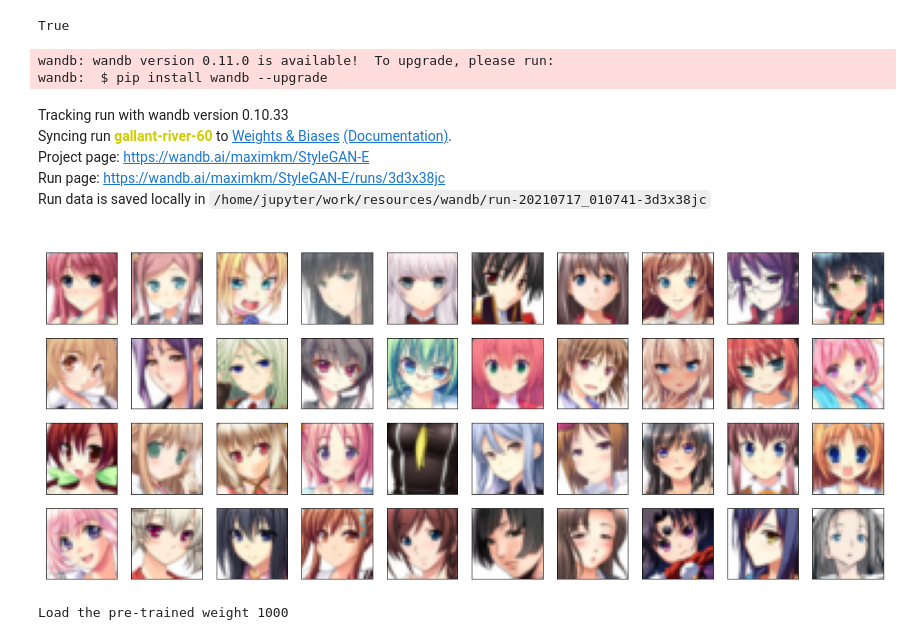
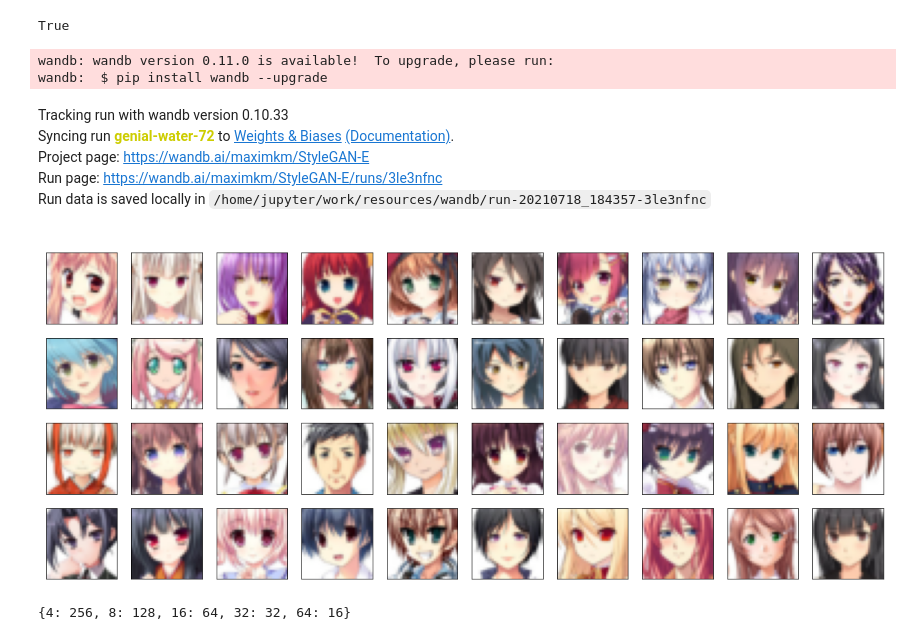
Before and after one commit to maximkm/StyleGAN-anime, a Jupyter notebook: StyleGAN Notebook.ipynb, the cells around one changed output. Drawn from its saved outputs; the diff is of its cells as text; code cells hidden in the pictures.

```diff
--- a/StyleGAN Notebook.ipynb
+++ b/StyleGAN Notebook.ipynb
@@ -341,30 +329,29 @@ wandb.init(
         'LATENT': 256,
         'lambda_gp': 10,
         'deep_mapping': 6,
-        'channel_base': 8192,
-        'bilinear': True,
-        'lr_G': 0.002,
-        'lr_D': 0.002,
+        'lr_G': 0.003,
+        'lr_D': 0.003,
         'beta1_G': 0.5,
         'beta2_G': 0.9,
         'beta1_D': 0.5,
         'beta2_D': 0.9,
+        'Spectral_norm': True,
         'Dataset': 'DataGAN',
         'epochs': 5000,
     }
 )
 conf = wandb.config
-Weight_dir = 'WeightGAN'
-output = 'ResultGAN'
+Weight_dir = 'WeightGAN2'
+output = 'ResultGAN2'
 device = torch.device("cuda" if torch.cuda.is_available() else "cpu")
 # %% [output]
 wandb: wandb version 0.11.0 is available!  To upgrade, please run:
 wandb:  $ pip install wandb --upgrade
 Tracking run with wandb version 0.10.33
-Syncing run gallant-river-60 to Weights & Biases (Documentation).
+Syncing run genial-water-72 to Weights & Biases (Documentation).
 Project page: https://wandb.ai/maximkm/StyleGAN-E
-Run page: https://wandb.ai/maximkm/StyleGAN-E/runs/3d3x38jc
-Run data is saved locally in /home/jupyter/work/resources/wandb/run-20210717_010741-3d3x38jc
+Run page: https://wandb.ai/maximkm/StyleGAN-E/runs/3le3nfnc
+Run data is saved locally in /home/jupyter/work/resources/wandb/run-20210718_184357-3le3nfnc
 # %%
 #!g1.1
 class ImageDataset(Dataset):
@@ -403,39 +390,39 @@ dataset = ImageDataset(conf.Dataset, transform=transform)
 dataloader = DataLoader(dataset, batch_size=conf.BATCH_SIZE, shuffle=True, num_workers=4, pin_memory=True)
 # %%
 #!g1.1
-def TensorToImage(img, mean=0.5, std=0.5):
+def TensorToImage(img, mean=0.5, std=0.28):
     # Convert a tensor to an image
     img = np.transpose(img.numpy(), (1, 2, 0))
     img = (img*std + mean)*255
     img = img.astype(np.uint8)
     return img
 
 
 # Plot some train image
 random_img = lambda: int(np.random.rand(1)[0] * len(dataset))
 plot_width, plot_height = 10, 4
 
 fig = plt.figure(figsize=(2 * plot_width, 2 * plot_height))
 for sample_n in range(1, plot_width * plot_height + 1):
     ax = fig.add_subplot(plot_height, plot_width, sample_n)
     ax.get_xaxis().set_visible(False)
     ax.get_yaxis().set_visible(False)
-    plt.imshow(TensorToImage(dataset[random_img()]))
+    plt.imshow(TensorToImage(dataset[random_img()], 0.5, 0.5))
 # %% [output]
-[figure, old version]
+[figure, new version]
 # %%
 #!g1.1
 # Create the model
 start_epoch = 0
-G = Generator(conf.IMG_SIZE, deep_mapping=conf.deep_mapping, latent_size=conf.LATENT, bilinear=conf.bilinear, channel_base=conf.channel_base)
-D = Discriminator(conf.IMG_SIZE, bilinear=conf.bilinear, channel_base=conf.channel_base)
+G = Generator(conf.IMG_SIZE, deep_mapping=conf.deep_mapping, latent_size=conf.LATENT)
+D = Discriminator(conf.IMG_SIZE)
 wandb.watch(G)
 wandb.watch(D)
 
 # Load the pre-trained weight
-name_to_epoch = lambda x: int(x.replace('.pth', '').replace('weight ', ''))
-last_epoch = sorted([name_to_epoch(elem) for elem in os.listdir(Weight_dir)])[-1]
-if os.path.exists(f'{Weight_dir}/weight {last_epoch}.pth'):
+if os.path.exists(Weight_dir) and len(os.listdir(Weight_dir)) > 0:
+    name_to_epoch = lambda x: int(x.replace('.pth', '').replace('weight ', ''))
+    last_epoch = sorted([name_to_epoch(elem) for elem in os.listdir(Weight_dir)])[-1]
     print(f'Load the pre-trained weight {last_epoch}')
     state = torch.load(f'{Weight_dir}/weight {last_epoch}.pth')
     G.load_state_dict(state['G'])
@@ -454,7 +441,8 @@ D.to(device)
 # Create the criterion, optimizer and scheduler
 optim_D = torch.optim.Adam(D.parameters(), lr=conf.lr_D, betas=(conf.beta1_D, conf.beta2_D))
 optim_G = torch.optim.Adam(G.parameters(), lr=conf.lr_G, betas=(conf.beta1_G, conf.beta2_G))
-scheduler_D = torch.optim.lr_scheduler.ExponentialLR(optim_D, gamma=0.99)
-scheduler_G = torch.optim.lr_scheduler.ExponentialLR(optim_G, gamma=0.99)
-# %% [output]
-Load the pre-trained weight 1000
+# %%
+#!g1.1
+Generate_map_channels(64)
+# %% [output]
+{4: 256, 8: 128, 16: 64, 32: 32, 64: 16}
```
Also changed, not shown: parts of 16 cells of this notebook.
